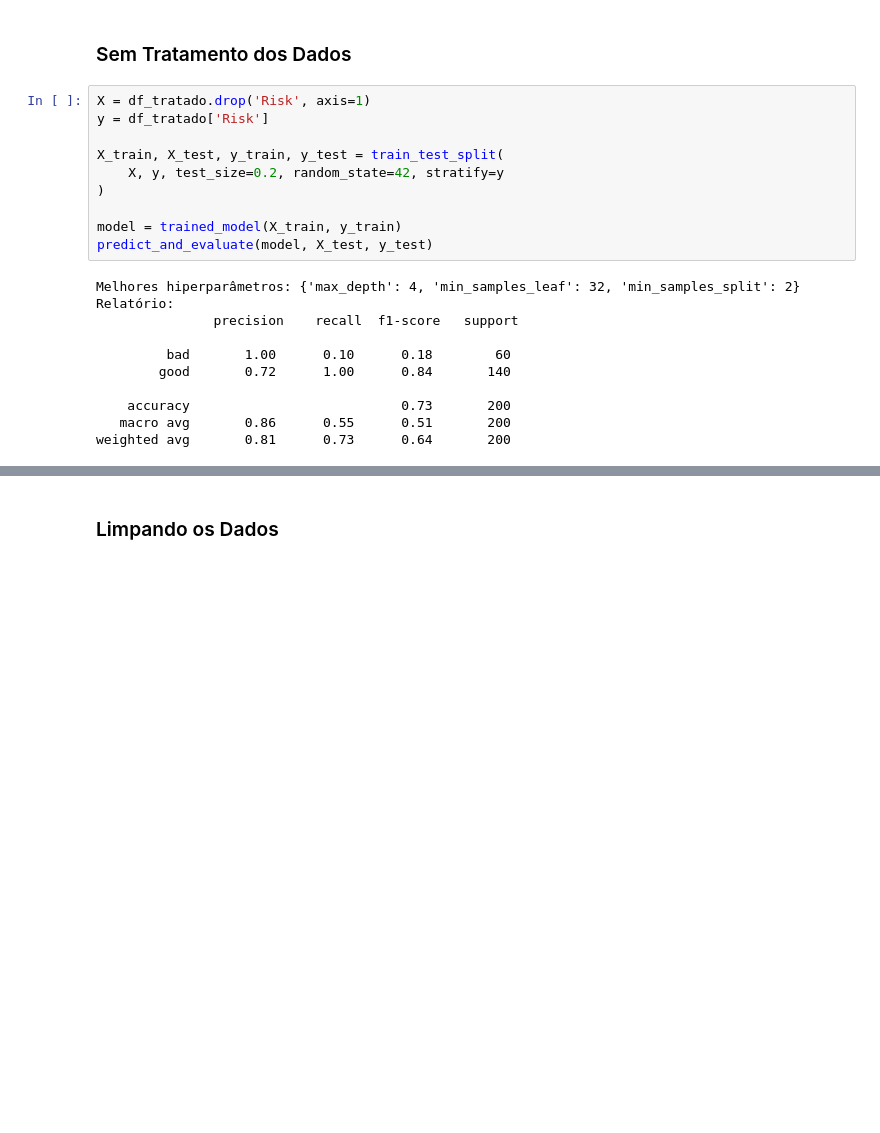
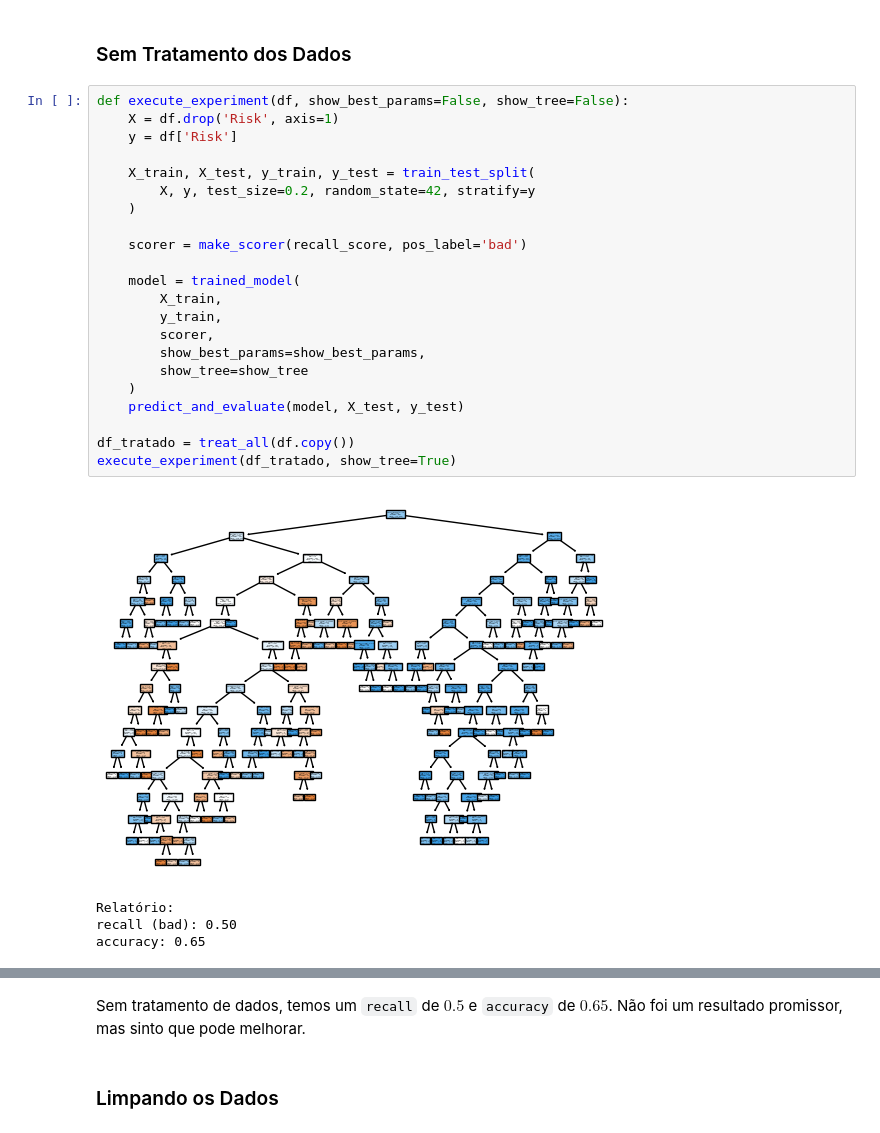
Before and after one commit to patrickpiresdev/data_science_uerj, a Jupyter notebook: Trabalho 1/Trabalho 1 - Patrick Pires/analise.ipynb, the cells around one changed output, grey strips where cells are left out. Drawn from its saved outputs; the diff is of its cells as text; blank space fills up the shorter version.

```diff
--- a/Trabalho 1/Trabalho 1 - Patrick Pires/analise.ipynb
+++ b/Trabalho 1/Trabalho 1 - Patrick Pires/analise.ipynb
@@ -419,23 +464,29 @@ df_tratado[df_tratado['Risk'] == 'bad']
 # %% [markdown]
 ### Sem Tratamento dos Dados
-# %%
-X = df_tratado.drop('Risk', axis=1)
-y = df_tratado['Risk']
-
-X_train, X_test, y_train, y_test = train_test_split(
-    X, y, test_size=0.2, random_state=42, stratify=y
-)
-
-model = trained_model(X_train, y_train)
-predict_and_evaluate(model, X_test, y_test)
-# %% [output]
-Melhores hiperparâmetros: {'max_depth': 4, 'min_samples_leaf': 32, 'min_samples_split': 2}
-Relatório:
-               precision    recall  f1-score   support
-
-         bad       1.00      0.10      0.18        60
-        good       0.72      1.00      0.84       140
-
-    accuracy                           0.73       200
-   macro avg       0.86      0.55      0.51       200
-weighted avg       0.81      0.73      0.64       200
+# %%
+def execute_experiment(df, show_best_params=False, show_tree=False):
+    X = df.drop('Risk', axis=1)
+    y = df['Risk']
+
+    X_train, X_test, y_train, y_test = train_test_split(
+        X, y, test_size=0.2, random_state=42, stratify=y
+    )
+
+    scorer = make_scorer(recall_score, pos_label='bad')
+
+    model = trained_model(
+        X_train,
+        y_train,
+        scorer,
+        show_best_params=show_best_params,
+        show_tree=show_tree
+    )
+    predict_and_evaluate(model, X_test, y_test)
+
+df_tratado = treat_all(df.copy())
+execute_experiment(df_tratado, show_tree=True)
+# %% [output]
+[figure, added]
+Relatório:
+recall (bad): 0.50
+accuracy: 0.65
@@ -442,3 +494,5 @@ weighted avg       0.81      0.73      0.64       200
+# %% [markdown]
+Sem tratamento de dados, temos um `recall` de $0.5$ e `accuracy` de $0.65$. Não foi um resultado promissor, mas sinto que pode melhorar.
 # %% [markdown]
 ### Limpando os Dados
 # %% [markdown]
```
Also changed, not shown: parts of 35 cells of this notebook.
